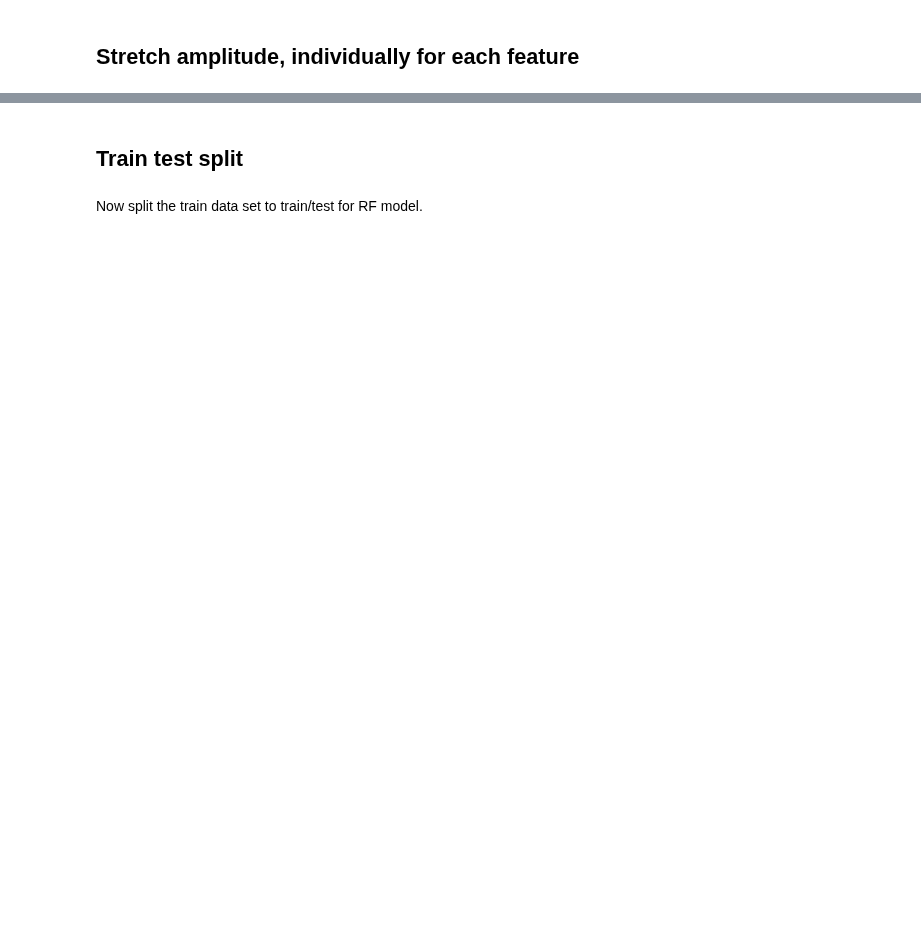
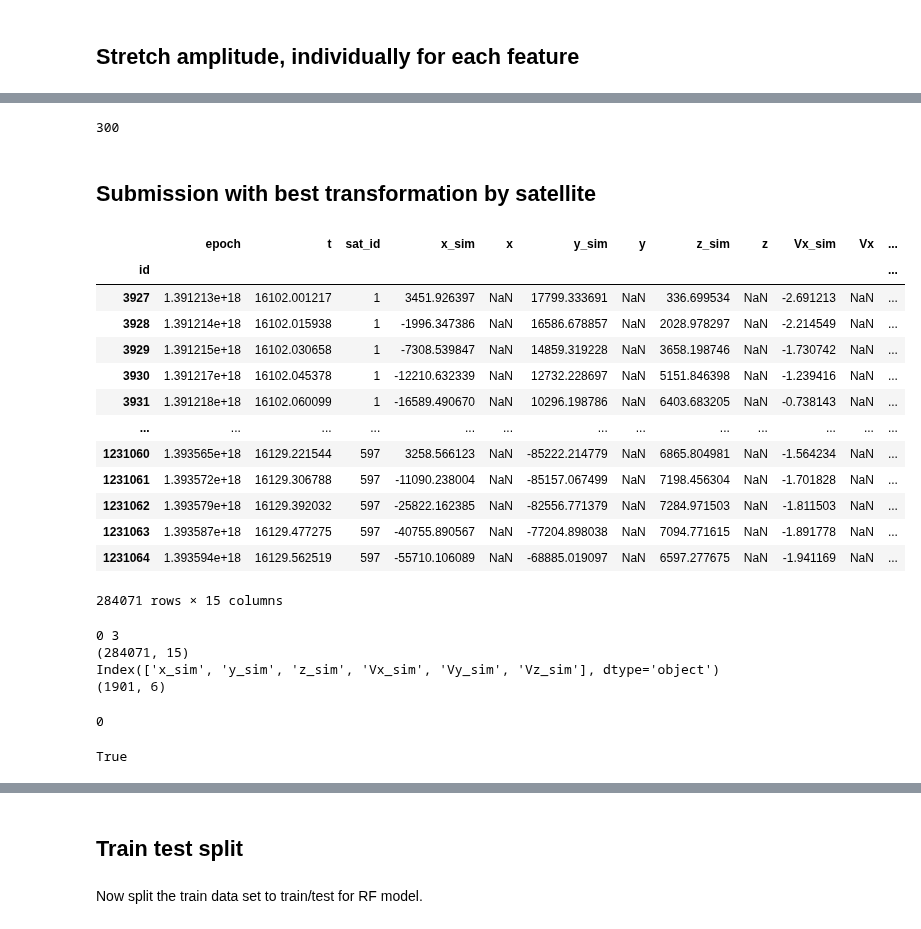
Before and after one commit to Mixanik-43/IDAO-2020, a Jupyter notebook: transformation_notebook.ipynb, the cells around one changed output, grey strips where cells are left out. Drawn from its saved outputs; the diff is of its cells as text; code cells hidden in the pictures; blank space fills up the shorter version.

Commit message:
transformation notebook, complete but with likely error, submission smape  score is 33

```diff
--- a/transformation_notebook.ipynb
+++ b/transformation_notebook.ipynb
@@ -875,0 +900,5 @@ False
+# %%
+smape_remove_jumps_stretch_la = []
+for sat in sat_t1:
+    d = get_satellite_data(remove_jumps_stretch_la_train,sat)
+    smape_remove_jumps_stretch_la.append(smape(d[feature_list].to_numpy(),d[target_list].to_numpy()))
@@ -875,0 +929,63 @@ False
+# %%
+smapes_all = list(zip(sat_t1, smape_original,smape_remove_jumps,smape_remove_jumps_la,
+                        smape_remove_jumps_la_stretch,smape_remove_jumps_stretch,
+                        smape_remove_jumps_stretch_la))
+len(smapes_all)
+# %% [output]
+300
+# %%
+best_choice = []
+for i in range(len(sat_t1)):
+    best_choice.append((smapes_all[i][0],smapes_all[i].index(min(smapes_all[i]))))
+# %% [markdown]
+## Submission with best transformation by satellite
+# %%
+best_choice_map = {1:test_data,2:remove_jumps_test,3:remove_jumps_la_test,
+                   4:remove_jumps_la_stretch_test,5:remove_jumps_stretch_test,
+                   6:remove_jumps_stretch_la_test}
+# %%
+d = best_choice_map[best_choice[0][1]]
+# %% [output]
+|  | epoch | t | sat_id | x_sim | x | y_sim | y | z_sim | z | Vx_sim | Vx | ... |
+| id |  |  |  |  |  |  |  |  |  |  |  | ... |
+| 3927 | 1.391213e+18 | 16102.001217 | 1 | 3451.926397 | NaN | 17799.333691 | NaN | 336.699534 | NaN | -2.691213 | NaN | ... |
+| 3928 | 1.391214e+18 | 16102.015938 | 1 | -1996.347386 | NaN | 16586.678857 | NaN | 2028.978297 | NaN | -2.214549 | NaN | ... |
+| 3929 | 1.391215e+18 | 16102.030658 | 1 | -7308.539847 | NaN | 14859.319228 | NaN | 3658.198746 | NaN | -1.730742 | NaN | ... |
+| 3930 | 1.391217e+18 | 16102.045378 | 1 | -12210.632339 | NaN | 12732.228697 | NaN | 5151.846398 | NaN | -1.239416 | NaN | ... |
+| 3931 | 1.391218e+18 | 16102.060099 | 1 | -16589.490670 | NaN | 10296.198786 | NaN | 6403.683205 | NaN | -0.738143 | NaN | ... |
+| ... | ... | ... | ... | ... | ... | ... | ... | ... | ... | ... | ... | ... |
+| 1231060 | 1.393565e+18 | 16129.221544 | 597 | 3258.566123 | NaN | -85222.214779 | NaN | 6865.804981 | NaN | -1.564234 | NaN | ... |
+| 1231061 | 1.393572e+18 | 16129.306788 | 597 | -11090.238004 | NaN | -85157.067499 | NaN | 7198.456304 | NaN | -1.701828 | NaN | ... |
+| 1231062 | 1.393579e+18 | 16129.392032 | 597 | -25822.162385 | NaN | -82556.771379 | NaN | 7284.971503 | NaN | -1.811503 | NaN | ... |
+| 1231063 | 1.393587e+18 | 16129.477275 | 597 | -40755.890567 | NaN | -77204.898038 | NaN | 7094.771615 | NaN | -1.891778 | NaN | ... |
+| 1231064 | 1.393594e+18 | 16129.562519 | 597 | -55710.106089 | NaN | -68885.019097 | NaN | 6597.277675 | NaN | -1.941169 | NaN | ... |
+284071 rows × 15 columns
+# %%
+submission_best_transformation = pd.DataFrame([])
+i=0
+for sat in sat_t1:
+  #  if i < 1:
+   #     print(i, best_choice[i][1])
+    d = best_choice_map[best_choice[i][1]]
+   # if i < 1:
+   #     print(d.shape)
+    d = d[d['sat_id']==sat]
+   # if i < 1:
+    #    print(d[feature_list].columns)
+    submission_best_transformation = submission_best_transformation.append(d[feature_list])
+    #if i < 1:
+     #   print(submission_best_transformation.shape)
+    i += 1
+# %% [output]
+0 3
+(284071, 15)
+Index(['x_sim', 'y_sim', 'z_sim', 'Vx_sim', 'Vy_sim', 'Vz_sim'], dtype='object')
+(1901, 6)
+# %%
+submission_best_transformation.shape[0] - test_data.shape[0]
+# %% [output]
+0
+# %%
+submission_best_transformation.index.equals(test_data.index)
+# %% [output]
+True
```
Also changed, not shown: parts of 108 cells of this notebook.
